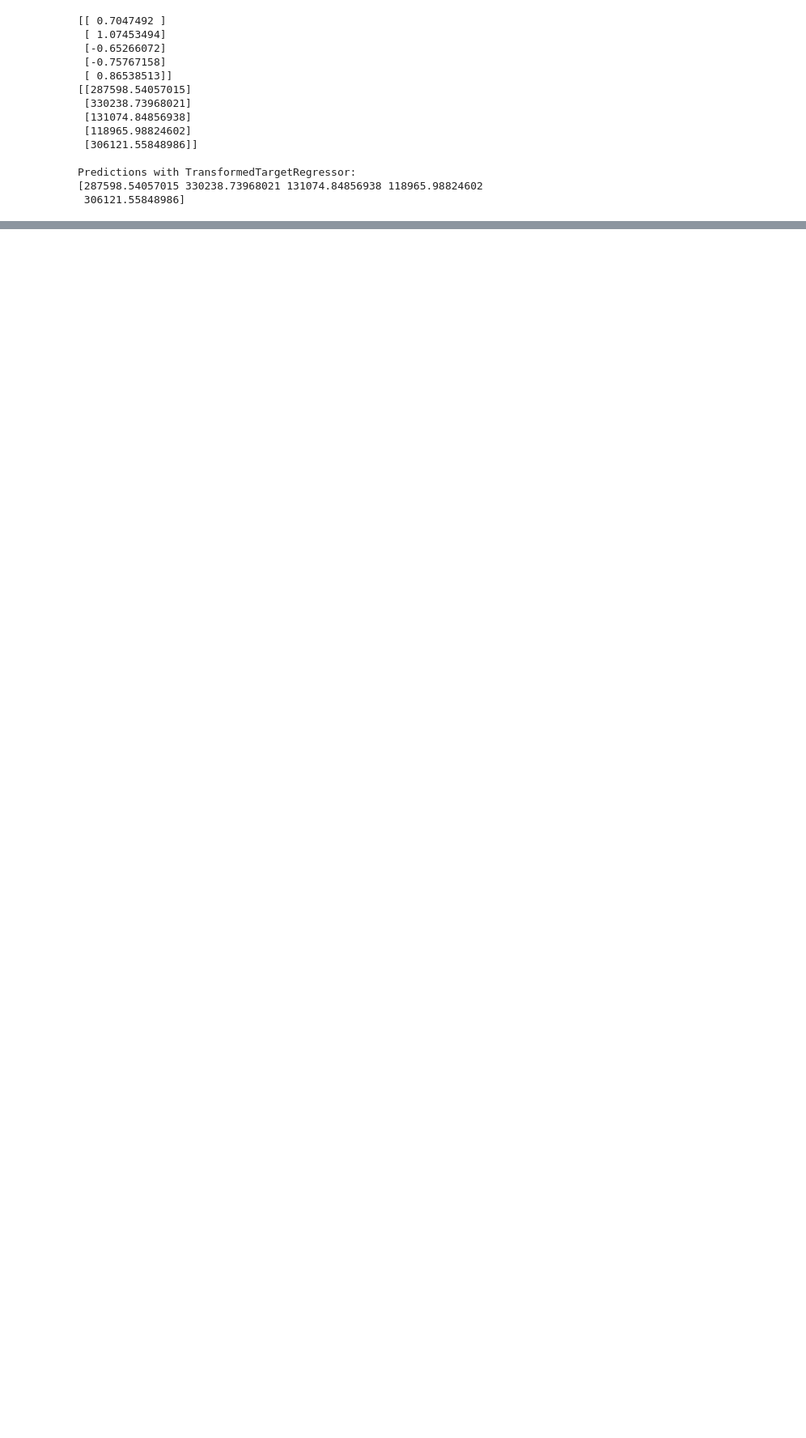
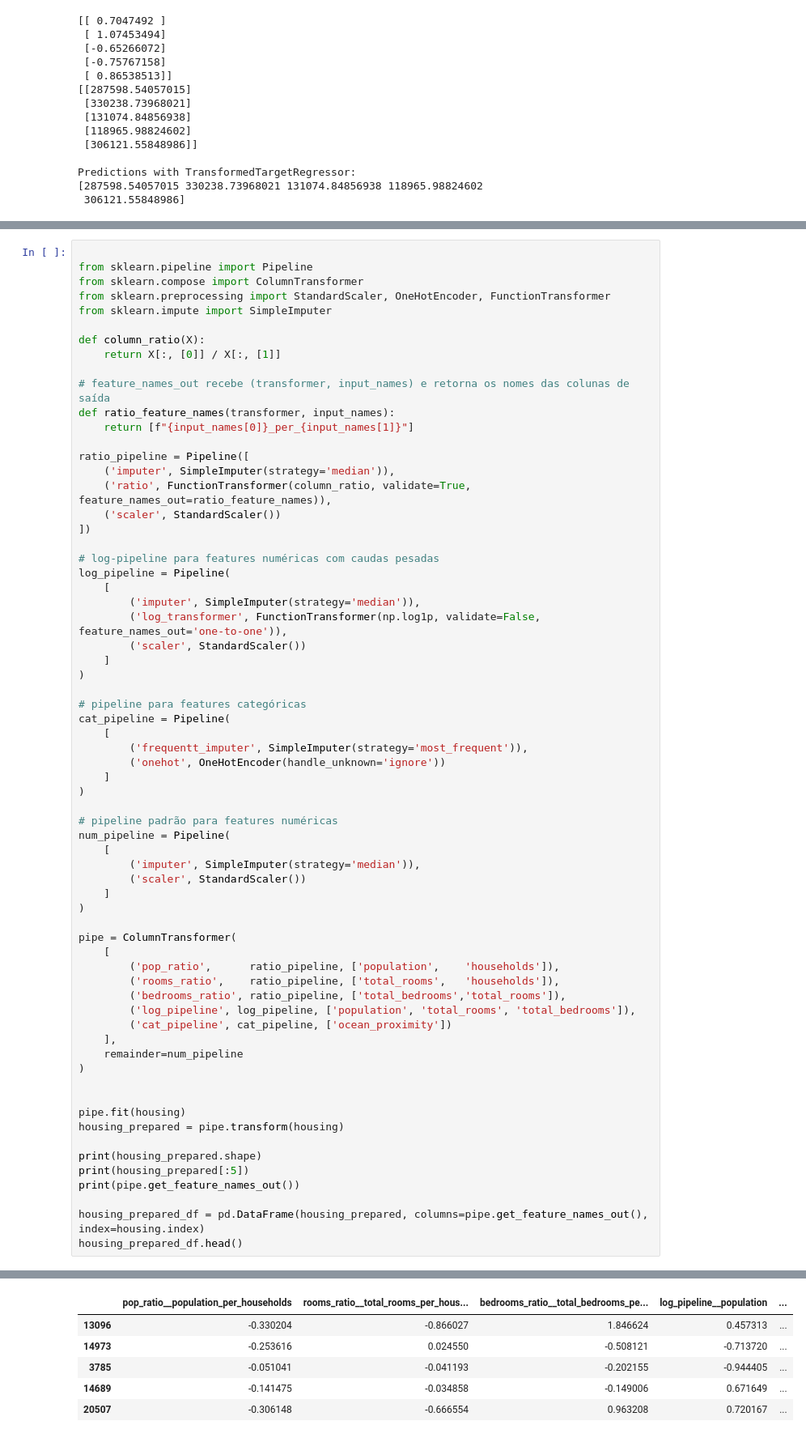
Before and after one commit to DuarteDvv/study, a Jupyter notebook: machine_learning/chapter2.ipynb, the cells around one changed output, grey strips where cells are left out. Shown at 81% size. Saved outputs shown, nothing was run; the diff lists cells and outputs as text; blank space fills up the shorter version.

Commit message:
Update chapter2.ipynb with package path changes, add data preprocessing pipeline, and create method_assumptions.md file.

```diff
--- a/machine_learning/chapter2.ipynb
+++ b/machine_learning/chapter2.ipynb
@@ -535,0 +538,67 @@ Predictions with TransformedTargetRegressor:
+# %%
+
+from sklearn.pipeline import Pipeline
+from sklearn.compose import ColumnTransformer
+from sklearn.preprocessing import StandardScaler, OneHotEncoder, FunctionTransformer
+from sklearn.impute import SimpleImputer
+
+def column_ratio(X):
+    return X[:, [0]] / X[:, [1]]
+
+# feature_names_out recebe (transformer, input_names) e retorna os nomes das colunas de saída
+def ratio_feature_names(transformer, input_names):
+    return [f"{input_names[0]}_per_{input_names[1]}"]
+
+ratio_pipeline = Pipeline([
+    ('imputer', SimpleImputer(strategy='median')),
+    ('ratio', FunctionTransformer(column_ratio, validate=True, feature_names_out=ratio_feature_names)),
+    ('scaler', StandardScaler())
+])
+
+# log-pipeline para features numéricas com caudas pesadas
+log_pipeline = Pipeline(
+    [
+        ('imputer', SimpleImputer(strategy='median')),
+        ('log_transformer', FunctionTransformer(np.log1p, validate=False, feature_names_out='one-to-one')),
+        ('scaler', StandardScaler())
+    ]
+)
+
+# pipeline para features categóricas
+cat_pipeline = Pipeline(
+    [
+        ('frequentt_imputer', SimpleImputer(strategy='most_frequent')),
+        ('onehot', OneHotEncoder(handle_unknown='ignore'))
+    ]
+)
+
+# pipeline padrão para features numéricas
+num_pipeline = Pipeline(
+    [
+        ('imputer', SimpleImputer(strategy='median')),
+        ('scaler', StandardScaler())
+    ]
+)
+
+pipe = ColumnTransformer(
+    [
+        ('pop_ratio',      ratio_pipeline, ['population',    'households']),
+        ('rooms_ratio',    ratio_pipeline, ['total_rooms',   'households']),
+        ('bedrooms_ratio', ratio_pipeline, ['total_bedrooms','total_rooms']),
+        ('log_pipeline', log_pipeline, ['population', 'total_rooms', 'total_bedrooms']),
+        ('cat_pipeline', cat_pipeline, ['ocean_proximity'])
+    ],
+    remainder=num_pipeline
+)
+
+
+pipe.fit(housing)
+housing_prepared = pipe.transform(housing)
+
+print(housing_prepared.shape)
+print(housing_prepared[:5])
+print(pipe.get_feature_names_out())
+
+housing_prepared_df = pd.DataFrame(housing_prepared, columns=pipe.get_feature_names_out(), index=housing.index)
+housing_prepared_df.head()
+# %% [output]
@@ -535,0 +622,6 @@ Predictions with TransformedTargetRegressor:
+|  | pop_ratio__population_per_households | rooms_ratio__total_rooms_per_hous... | bedrooms_ratio__total_bedrooms_pe... | log_pipeline__population | ... |
+| 13096 | -0.330204 | -0.866027 | 1.846624 | 0.457313 | ... |
+| 14973 | -0.253616 | 0.024550 | -0.508121 | -0.713720 | ... |
+| 3785 | -0.051041 | -0.041193 | -0.202155 | -0.944405 | ... |
+| 14689 | -0.141475 | -0.034858 | -0.149006 | 0.671649 | ... |
+| 20507 | -0.306148 | -0.666554 | 0.963208 | 0.720167 | ... |
```
Also changed, not shown: parts of 3 cells of this notebook, 1 other file.
